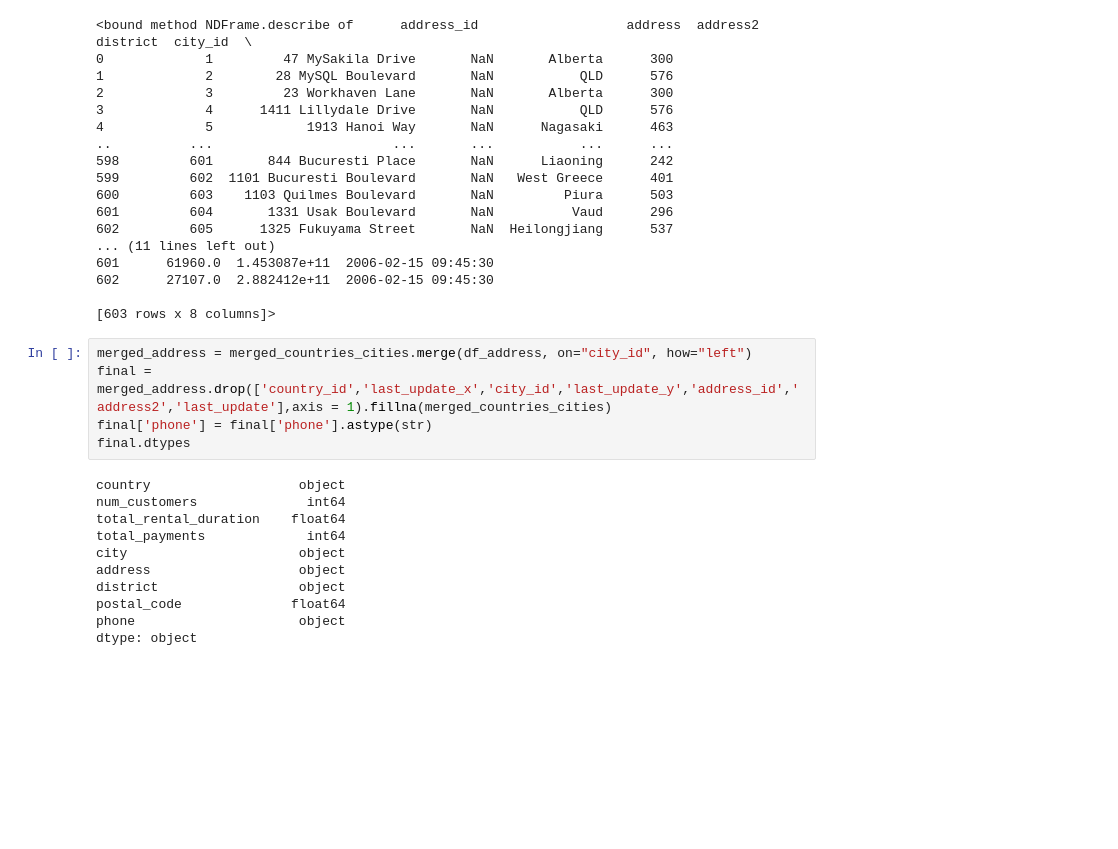
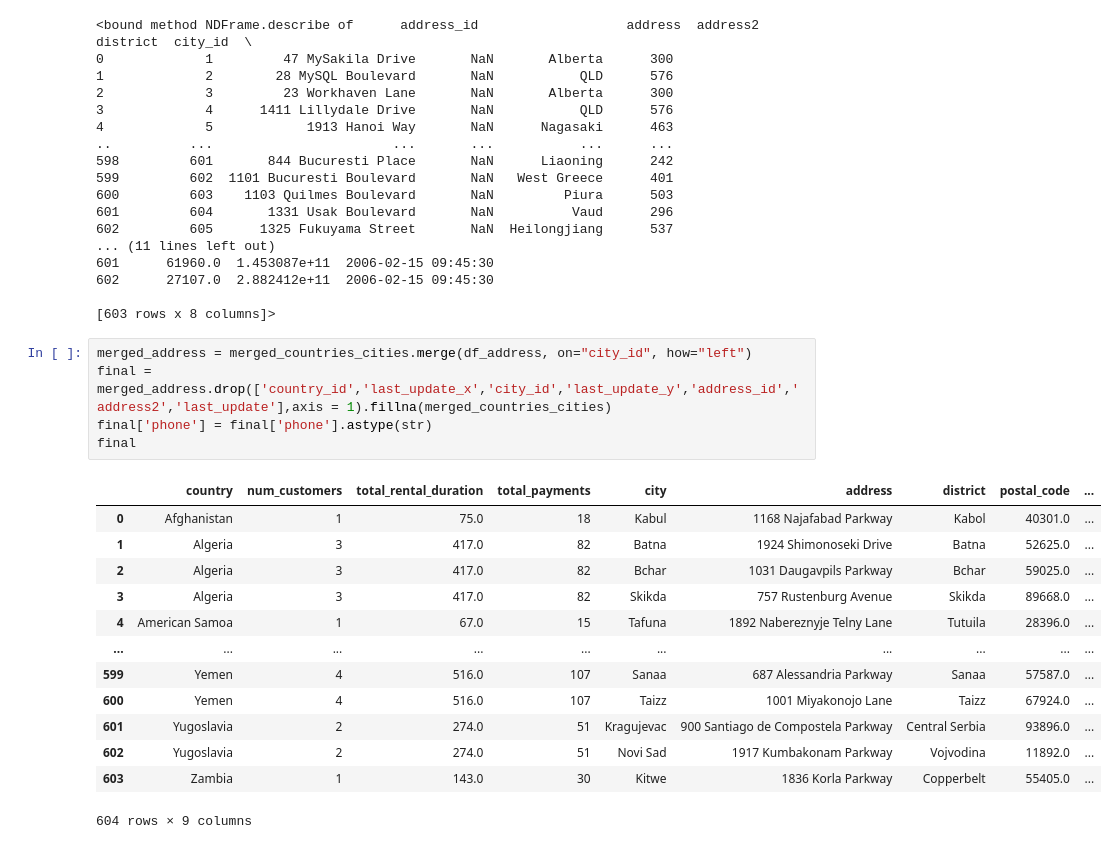
Before and after one commit to kushrestha23/DVD-Countries-Data-Enhancement., a Jupyter notebook: Kusumakar.ipynb, the cells around one changed output. Cells and saved outputs as stored; diff of their text form; blank space fills up the shorter version.

```diff
--- a/Kusumakar.ipynb
+++ b/Kusumakar.ipynb
@@ -214,16 +214,19 @@ df_address.describe
 # %%
 merged_address = merged_countries_cities.merge(df_address, on="city_id", how="left")
 final = merged_address.drop(['country_id','last_update_x','city_id','last_update_y','address_id','address2','last_update'],axis = 1).fillna(merged_countries_cities)
 final['phone'] = final['phone'].astype(str)
-final.dtypes
+final
 # %% [output]
+|  | country | num_customers | total_rental_duration | total_payments | city | address | district | postal_code | ... |
+| 0 | Afghanistan | 1 | 75.0 | 18 | Kabul | 1168 Najafabad Parkway | Kabol | 40301.0 | ... |
+| 1 | Algeria | 3 | 417.0 | 82 | Batna | 1924 Shimonoseki Drive | Batna | 52625.0 | ... |
+| 2 | Algeria | 3 | 417.0 | 82 | Bchar | 1031 Daugavpils Parkway | Bchar | 59025.0 | ... |
+| 3 | Algeria | 3 | 417.0 | 82 | Skikda | 757 Rustenburg Avenue | Skikda | 89668.0 | ... |
+| 4 | American Samoa | 1 | 67.0 | 15 | Tafuna | 1892 Nabereznyje Telny Lane | Tutuila | 28396.0 | ... |
+| ... | ... | ... | ... | ... | ... | ... | ... | ... | ... |
+| 599 | Yemen | 4 | 516.0 | 107 | Sanaa | 687 Alessandria Parkway | Sanaa | 57587.0 | ... |
+| 600 | Yemen | 4 | 516.0 | 107 | Taizz | 1001 Miyakonojo Lane | Taizz | 67924.0 | ... |
+| 601 | Yugoslavia | 2 | 274.0 | 51 | Kragujevac | 900 Santiago de Compostela Parkway | Central Serbia | 93896.0 | ... |
+| 602 | Yugoslavia | 2 | 274.0 | 51 | Novi Sad | 1917 Kumbakonam Parkway | Vojvodina | 11892.0 | ... |
+| 603 | Zambia | 1 | 143.0 | 30 | Kitwe | 1836 Korla Parkway | Copperbelt | 55405.0 | ... |
-country                   object
-num_customers              int64
-total_rental_duration    float64
-total_payments             int64
-city                      object
-address                   object
-district                  object
-postal_code              float64
-phone                     object
-dtype: object
+604 rows × 9 columns
```
